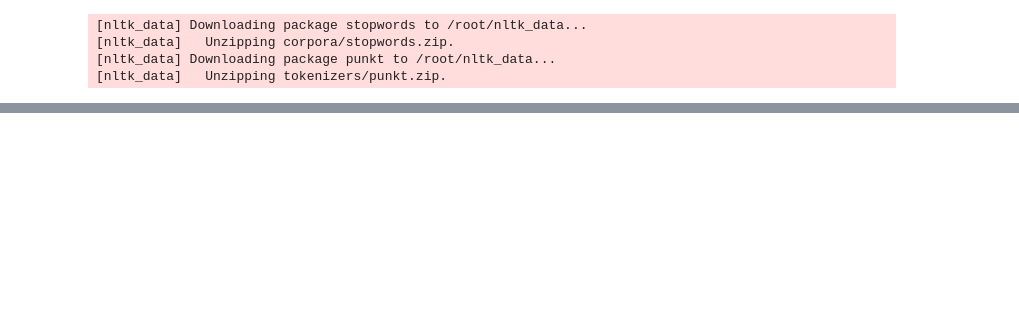
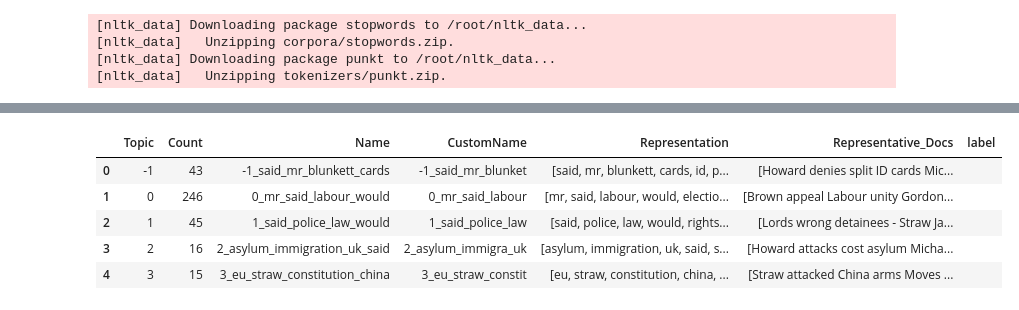
Before and after one commit to telee0/cs5246, a Jupyter notebook: eda/BBC_Topic_modeling.ipynb, the cells around one changed output, grey strips where cells are left out. Cells and saved outputs as stored; diff of their text form; code cells hidden in the pictures; blank space fills up the shorter version.

```diff
--- a/eda/BBC_Topic_modeling.ipynb
+++ b/eda/BBC_Topic_modeling.ipynb
@@ -127,0 +147,10 @@ df.head()
+# %%
+politics_df['label'] = ['' for x in range(politics_df.shape[0])]
+politics_df.head()
+# %% [output]
+|  | Topic | Count | Name | CustomName | Representation | Representative_Docs | label |
+| 0 | -1 | 43 | -1_said_mr_blunkett_cards | -1_said_mr_blunket | [said, mr, blunkett, cards, id, p... | [Howard denies split ID cards Mic... |  |
+| 1 | 0 | 246 | 0_mr_said_labour_would | 0_mr_said_labour | [mr, said, labour, would, electio... | [Brown appeal Labour unity Gordon... |  |
+| 2 | 1 | 45 | 1_said_police_law_would | 1_said_police_law | [said, police, law, would, rights... | [Lords wrong detainees - Straw Ja... |  |
+| 3 | 2 | 16 | 2_asylum_immigration_uk_said | 2_asylum_immigra_uk | [asylum, immigration, uk, said, s... | [Howard attacks cost asylum Micha... |  |
+| 4 | 3 | 15 | 3_eu_straw_constitution_china | 3_eu_straw_constit | [eu, straw, constitution, china, ... | [Straw attacked China arms Moves ... |  |
```
Also changed, not shown: parts of 12 cells of this notebook, 1 other file.
